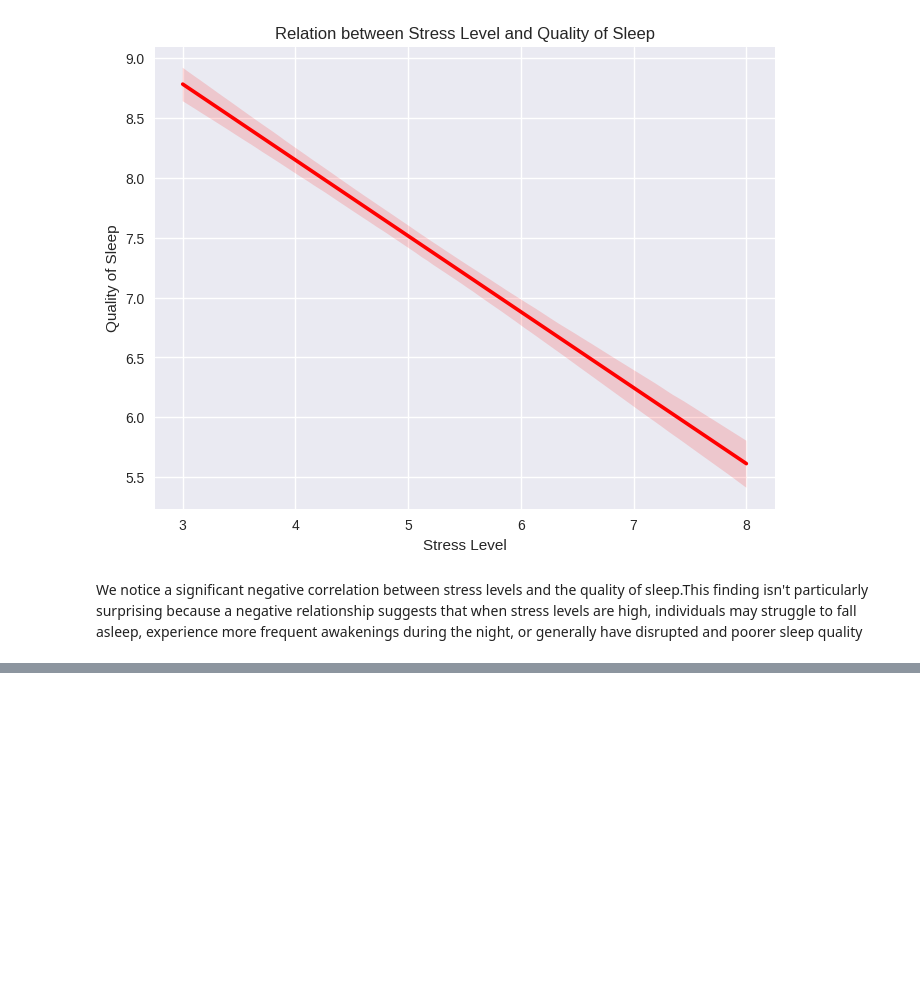
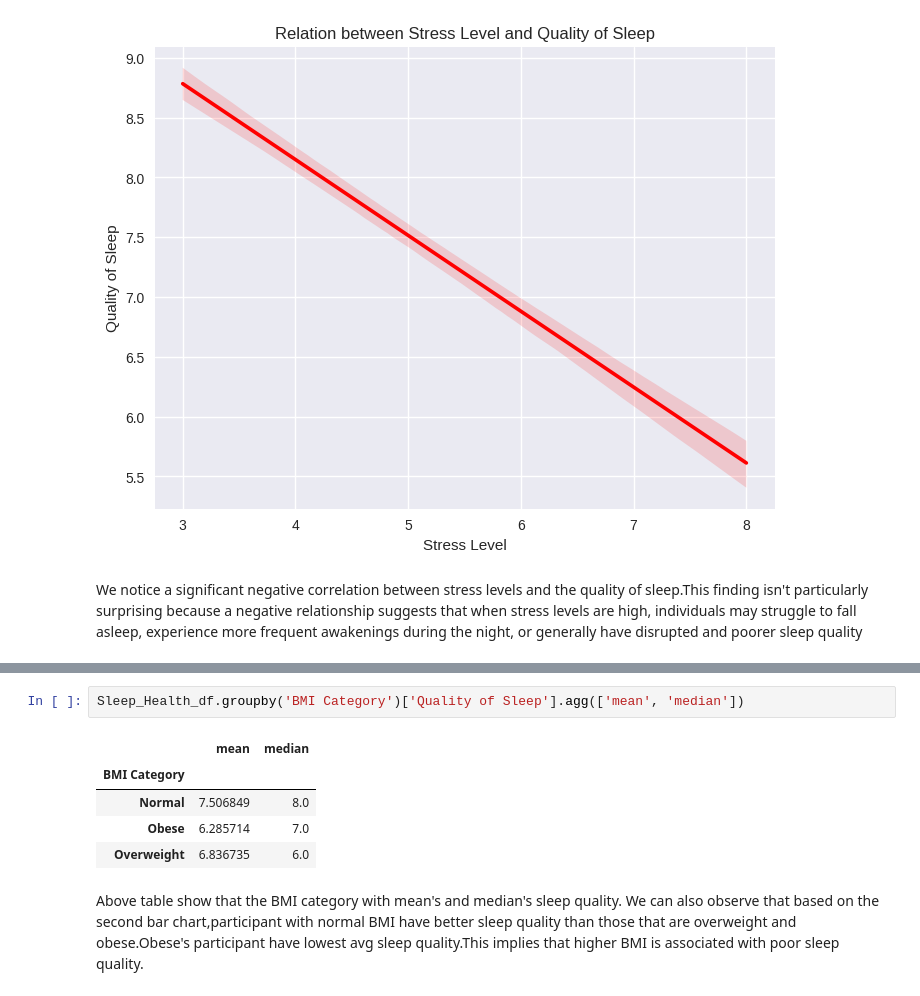
Before and after one commit to zhiweing/WID2003-INTRO-TO-DS-, a Jupyter notebook: Sleep_Health_Analysis.ipynb, the cells around one changed output, grey strips where cells are left out. Cells and saved outputs as stored; diff of their text form; blank space fills up the shorter version.

```diff
--- a/Sleep_Health_Analysis.ipynb
+++ b/Sleep_Health_Analysis.ipynb
@@ -391,0 +397,11 @@ It is obvious that the higher the sleep duration ,the higher the quality of slee
+# %%
+Sleep_Health_df.groupby('BMI Category')['Quality of Sleep'].agg(['mean', 'median'])
+# %% [output]
+|  | mean | median |
+| BMI Category |  |  |
+| Normal | 7.506849 | 8.0 |
+| Obese | 6.285714 | 7.0 |
+| Overweight | 6.836735 | 6.0 |
+# %% [markdown]
+Above table show that the BMI category with mean's and median's sleep quality.
+We can also observe that based on the second bar chart,participant with normal BMI have better sleep quality than those that are overweight and obese.Obese's participant have lowest avg sleep quality.This implies that higher BMI is associated with poor sleep quality.
```
Also changed, not shown: parts of 7 cells of this notebook.
